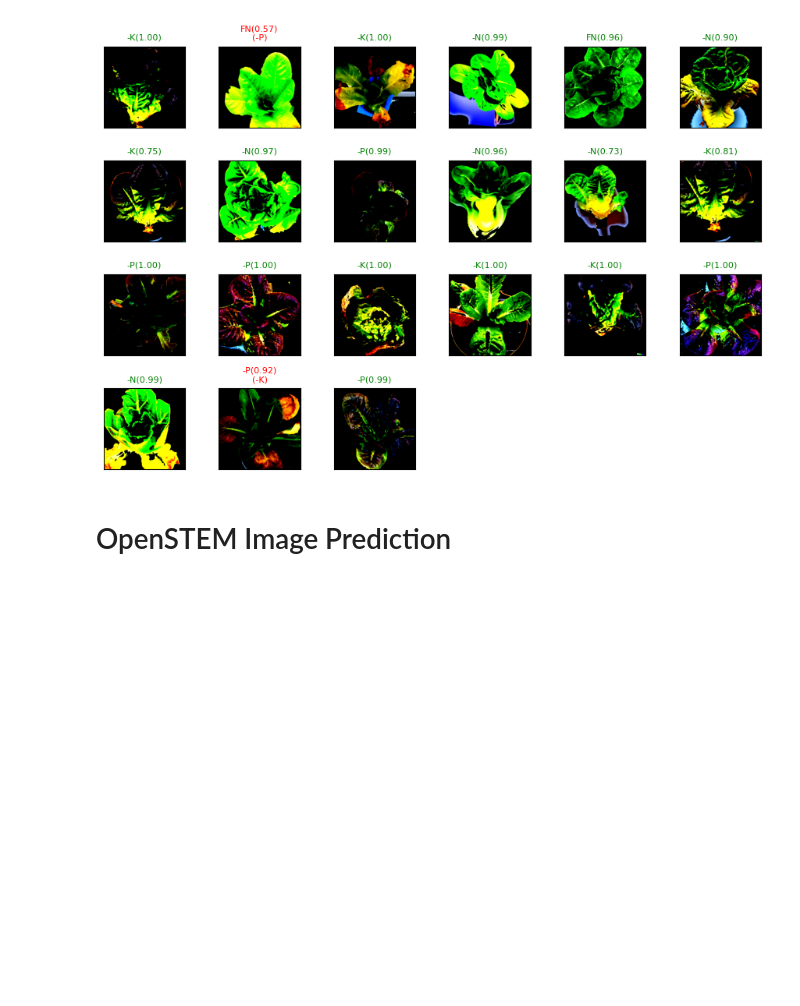
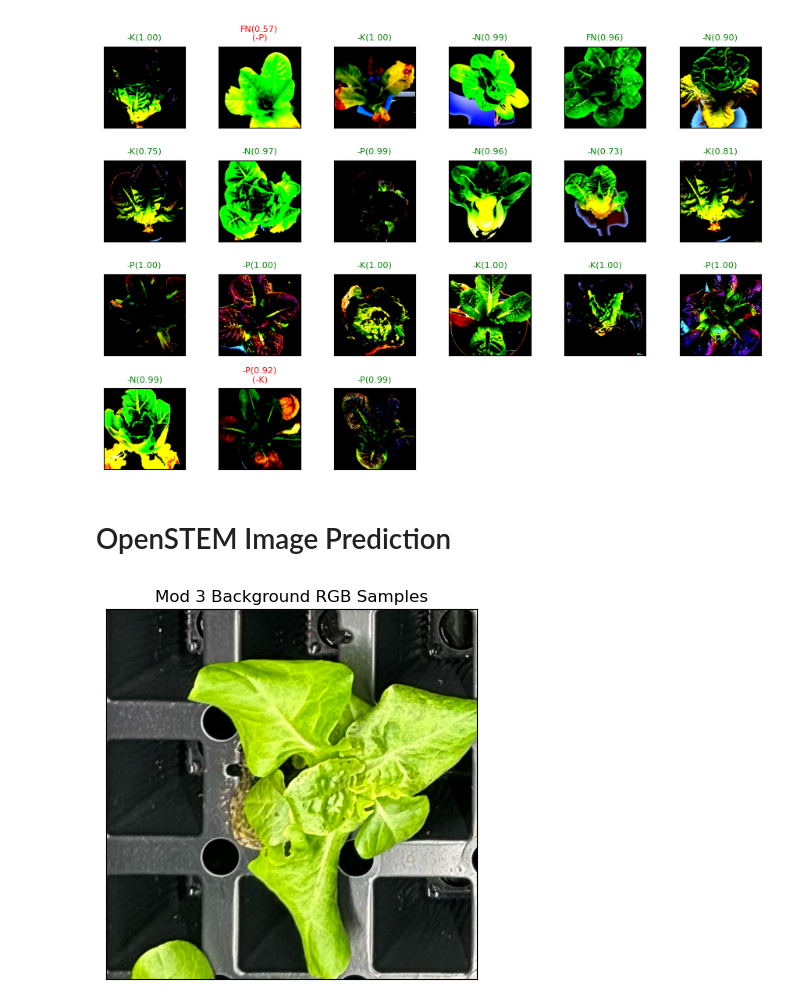
Before and after one commit to ethanclewis/Lettuce-NPK, a Jupyter notebook: v4.ipynb, the cells around one changed output. Cells and saved outputs as stored; diff of their text form; code cells hidden in the pictures; blank space fills up the shorter version.

Commit message:
OS Image PRed

```diff
--- a/v4.ipynb
+++ b/v4.ipynb
@@ -441,12 +441,14 @@ Clipping input data to the valid range for imshow with RGB data ([0..1] for floa
 # %% [markdown]
 # OpenSTEM Image Prediction
 # %%
-os_image = Image.open("")
+os_image = Image.open("C:\\Users\\eclew\\OneDrive\\Desktop\\Lettuce NPK v2\\Module 3 Pic.jpg")
 plt.imshow(np.asarray(os_image))
 plt.xticks([])
 plt.yticks([])
 plt.title("Mod 3 Background RGB Samples")
 plt.show()
+# %% [output]
+[figure, added]
 # %%
 # Load trained model
 saved_model = torch.load(mpk_model_v4)
```
Also changed, not shown: parts of 2 cells of this notebook.
